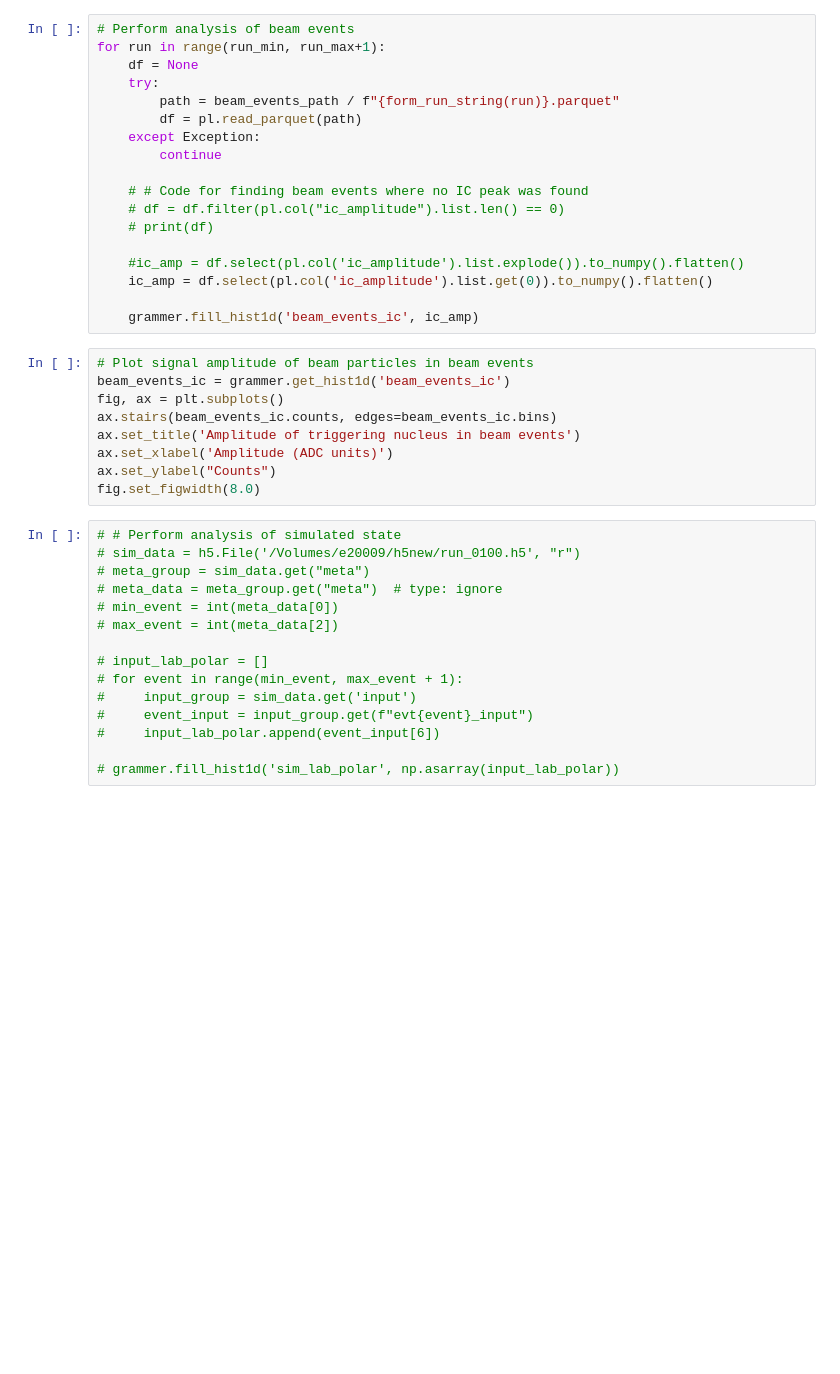
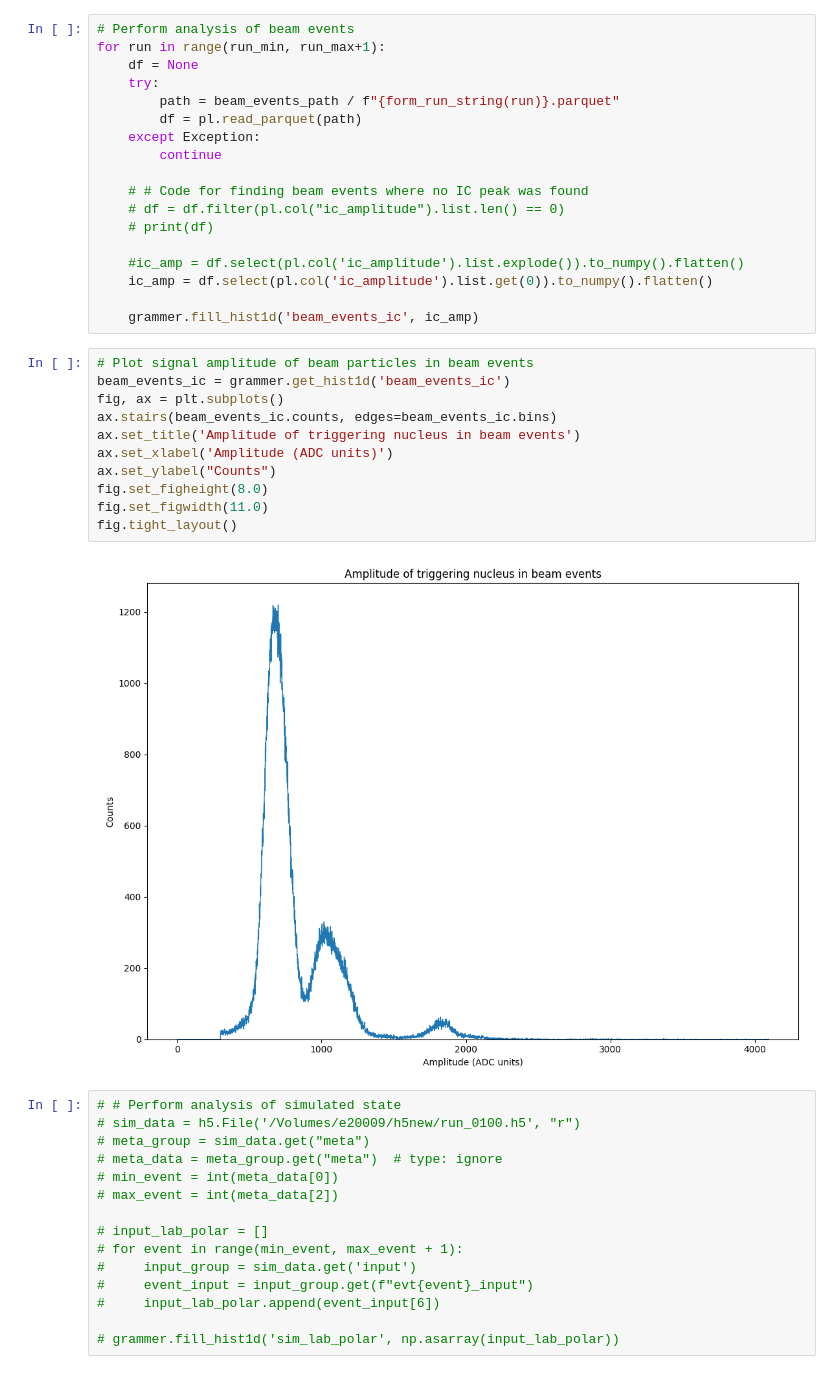
Before and after one commit to sigmanotation/e20009_analysis, a Jupyter notebook: notebooks/e20009_analysis.ipynb, the cells around one changed output. Cells and saved outputs as stored; diff of their text form; blank space fills up the shorter version.

```diff
--- a/notebooks/e20009_analysis.ipynb
+++ b/notebooks/e20009_analysis.ipynb
@@ -227,12 +221,16 @@ for run in range(run_min, run_max+1):
 # %%
 # Plot signal amplitude of beam particles in beam events
 beam_events_ic = grammer.get_hist1d('beam_events_ic')
 fig, ax = plt.subplots()
 ax.stairs(beam_events_ic.counts, edges=beam_events_ic.bins)
 ax.set_title('Amplitude of triggering nucleus in beam events')
 ax.set_xlabel('Amplitude (ADC units)')
 ax.set_ylabel("Counts")
-fig.set_figwidth(8.0)
+fig.set_figheight(8.0)
+fig.set_figwidth(11.0)
+fig.tight_layout()
+# %% [output]
+[figure, added]
 # %%
 # # Perform analysis of simulated state
 # sim_data = h5.File('/Volumes/e20009/h5new/run_0100.h5', "r")
```
Also changed, not shown: parts of 16 cells of this notebook, 1 other file.
